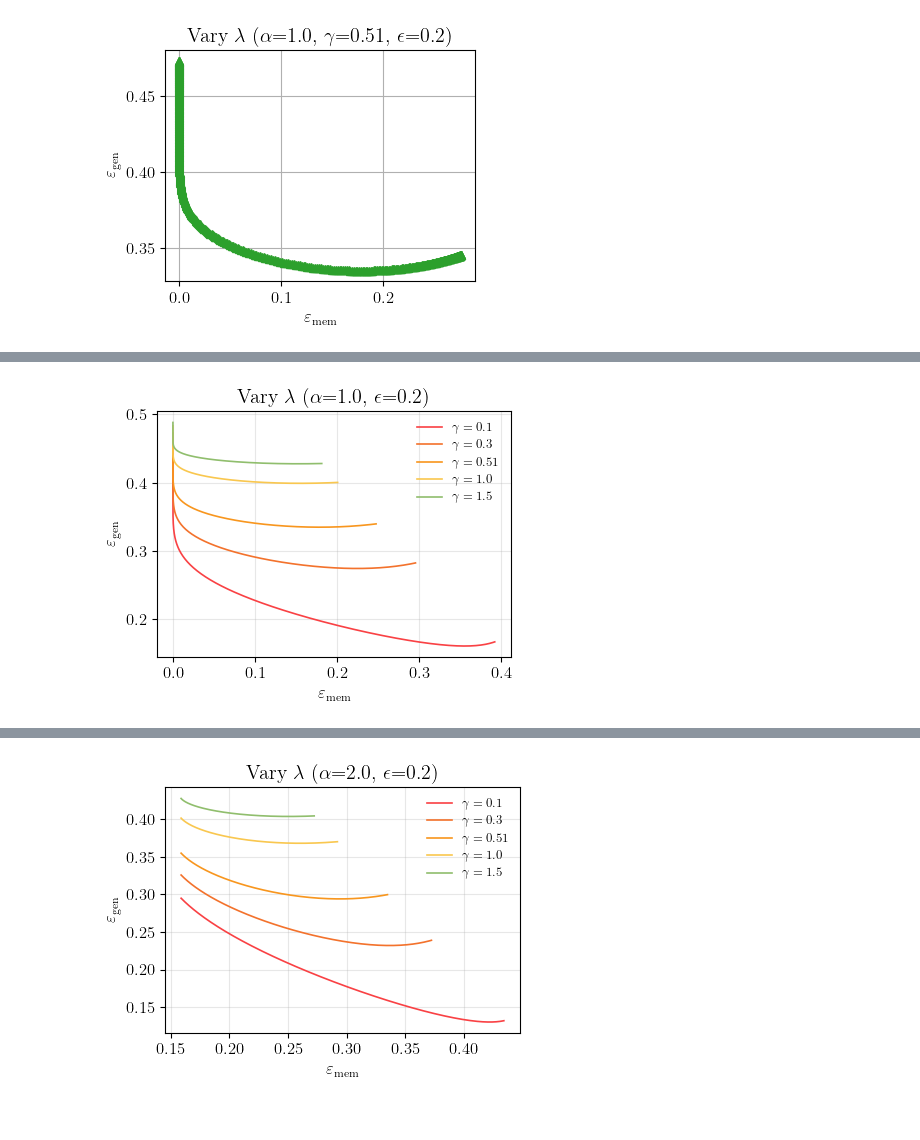
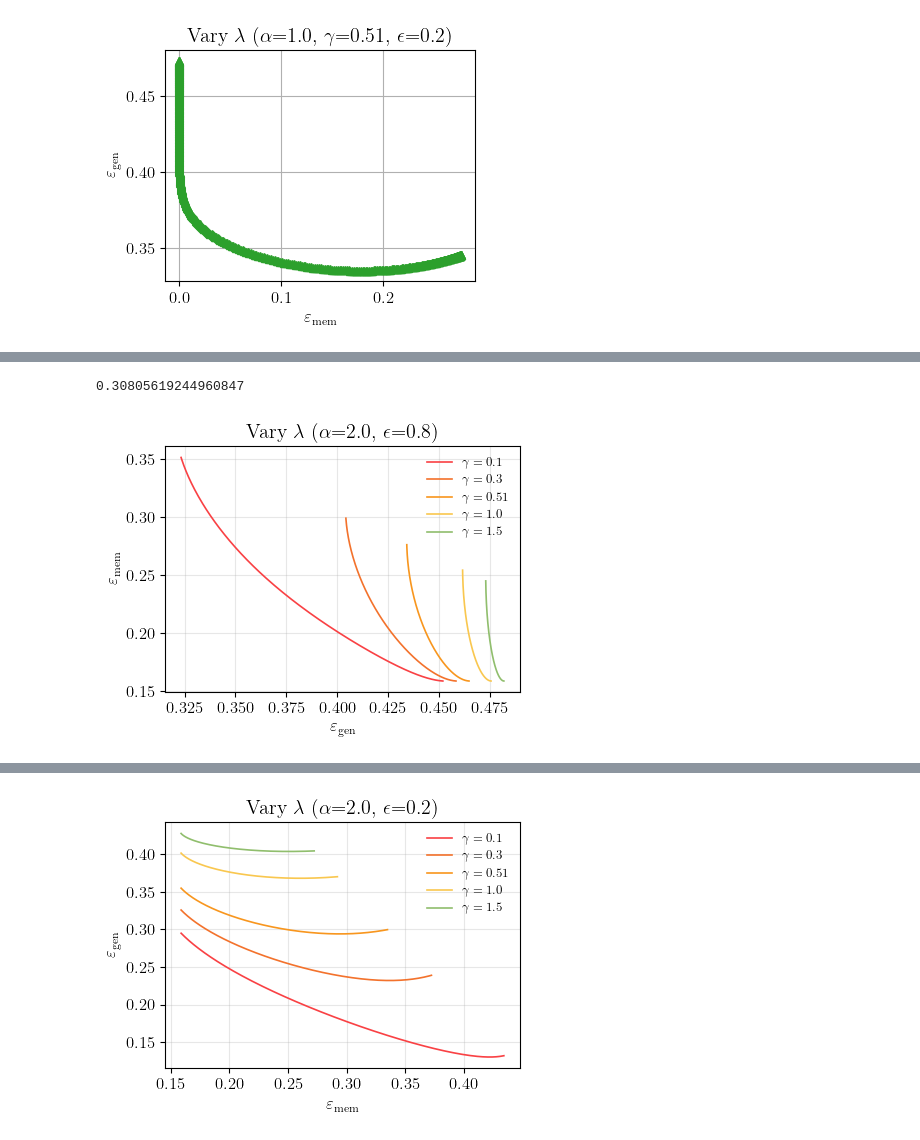
Before and after one commit to FabrizioBoncoraglio/Memorization-and-Generalization, a Jupyter notebook: RF.ipynb, the cells around one changed output, grey strips where cells are left out. Drawn from its saved outputs; the diff is of its cells as text; code cells hidden in the pictures.

```diff
--- a/RF.ipynb
+++ b/RF.ipynb
@@ -88,7 +88,7 @@ def update_primal_quantities(hat_V_s, hat_q_s, hat_m_s,
     return V_s_new, q_s_new, m_s_new, V_w_new, q_w_new
 # %%
 def solve_state_equations(lam, alpha, gamma, epsilon,
-                          max_iter = 50000, tol = 1e-6, damping = 0.2,
+                          max_iter = 50000, tol = 1e-5, damping = 0.2,
                           V_init = 3.0, q_init = 0.1, m_init = 0.1,
                           verbose = False):
 
@@ -182,7 +182,7 @@ alpha_grid = np.linspace(0.05, 5.00, 15)
 mem, gen = [], []
 for alpha in alpha_grid:
     sol = solve_state_equations(lambda_fix, alpha, gamma_fix, epsilon_fix,
-                                max_iter=50_000, damping=0.2)
+                                max_iter=50000, damping=0.2)
     m, g = compute_errors(sol)
     mem.append(m);  gen.append(g)
 
@@ -203,7 +203,7 @@ lambda_grid = np.logspace(-4, 2, 500)
 mem, gen = [], []
 for lam in lambda_grid:
     sol = solve_state_equations(lam, alpha_fix, gamma_fix, epsilon_fix,
-                                max_iter=50_000, damping=0.2)
+                                max_iter=50000, damping=0.2)
     m, g = compute_errors(sol)
     mem.append(m);  gen.append(g)
 
@@ -219,29 +251,33 @@ plt.grid(True);  plt.show()
+# %%
+(1/np.pi) * np.arccos(np.sqrt(0.32162913112768393))
+# %% [output]
+0.30805619244960847
 # %%
-alpha_fix, epsilon_fix = 1.0, 0.20
-gamma_list = [0.10, 0.30, 0.510, 1.00, 1.50]
+alpha_fix, epsilon_fix = 2.0, 0.80
+gamma_list  = [0.10, 0.30, 0.510, 1.00, 1.50]
 
 lambda_grid = np.logspace(-4, 1, 500)
 sel_colors  = colors[:5]
 
 plt.figure(figsize=(4.5, 3.5))
 
 for gamma, c in zip(gamma_list, sel_colors):
     mem, gen = [], []
     for lam in lambda_grid:
         sol = solve_state_equations(lam, alpha_fix, gamma, epsilon_fix,
                                     max_iter=50000, damping=0.2)
         m, g = compute_errors(sol)
         mem.append(m);  gen.append(g)
 
-    plt.plot(mem, gen, lw=1.2, color=c, label=fr"$\gamma={gamma}$")
+    plt.plot(gen, mem, lw=1.2, color=c, label=fr"$\gamma={gamma}$")
 
-plt.xlabel(r"$\varepsilon_{\mathrm{mem}}$")
-plt.ylabel(r"$\varepsilon_{\mathrm{gen}}$")
+plt.xlabel(r"$\varepsilon_{\mathrm{gen}}$")
+plt.ylabel(r"$\varepsilon_{\mathrm{mem}}$")
 plt.title(fr"Vary $\lambda$  ($\alpha$={alpha_fix}, $\epsilon$={epsilon_fix})")
 plt.grid(True, alpha=0.3)
 plt.legend(fontsize=9, frameon=False)
 plt.tight_layout()
-plt.savefig("RF.pdf", bbox_inches='tight', dpi=300)
+plt.savefig("RF.pdf", bbox_inches="tight", dpi=300)
 plt.show()
 # %% [output]
-[figure, old version]
+[figure, new version]
```
Also changed, not shown: parts of 3 cells of this notebook, 1 other file.
